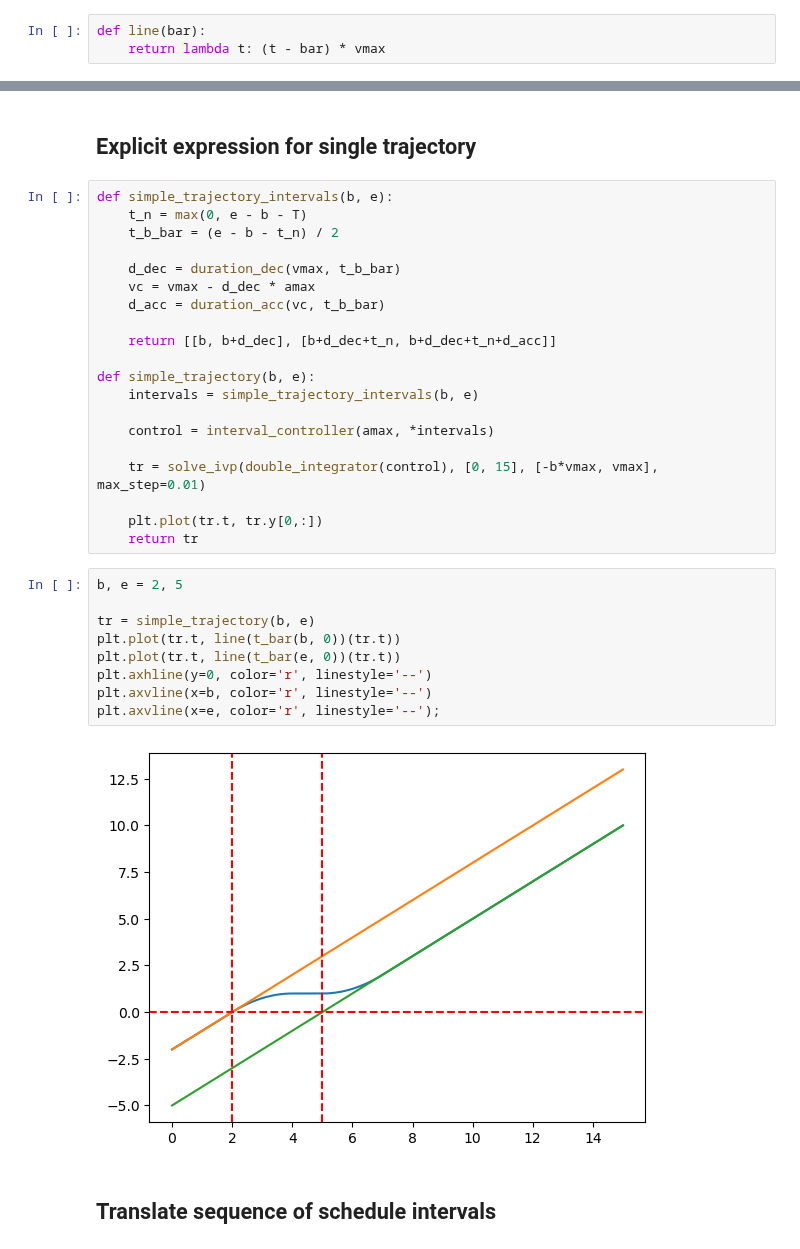
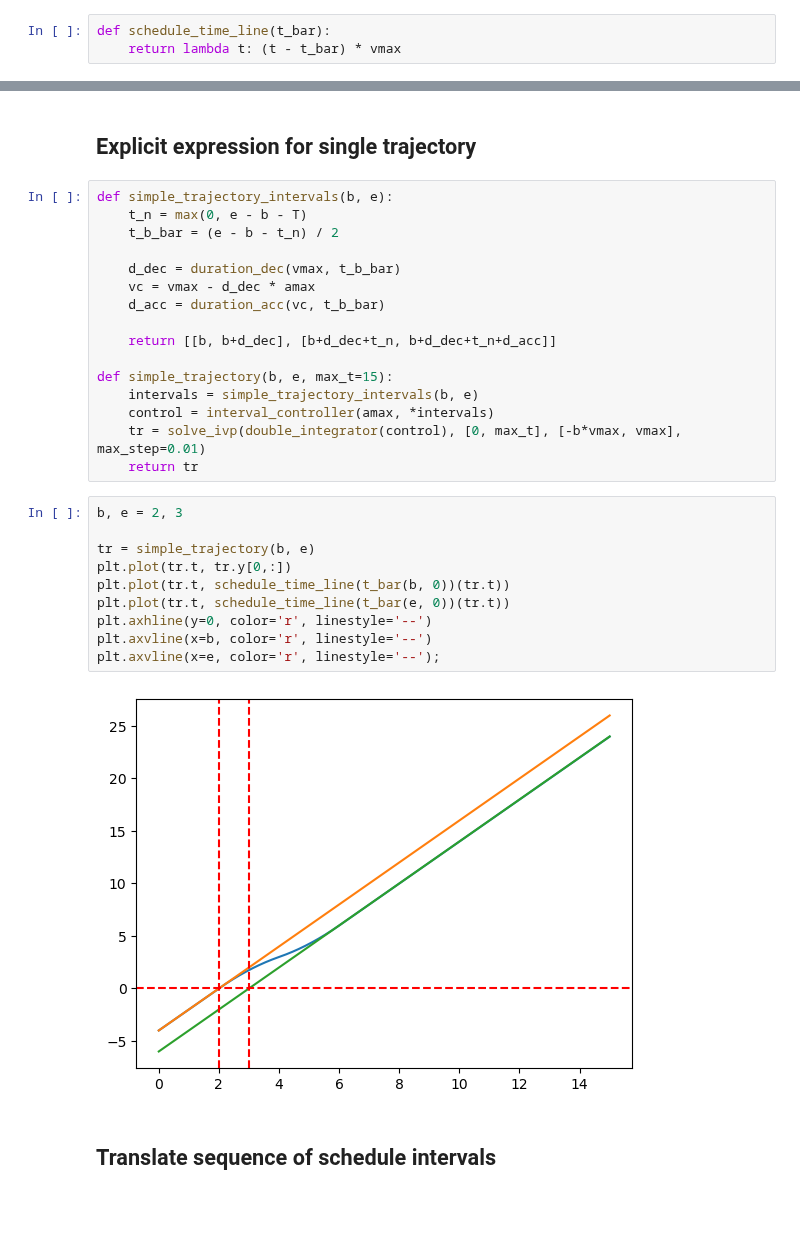
Before and after one commit to jeroenvanriel/traffic-scheduling, a Jupyter notebook: motion/explicit.ipynb, the cells around one changed output, grey strips where cells are left out. Saved outputs shown, nothing was run; the diff lists cells and outputs as text; blank space fills up the shorter version.

Commit message:
work on explicit trajectory explanation

```diff
--- a/motion/explicit.ipynb
+++ b/motion/explicit.ipynb
@@ -42,8 +41,8 @@ acceleration_distance = acceleration(T)
 def t_bar(t, x):
     return t - x / vmax
 # %%
-def line(bar):
-    return lambda t: (t - bar) * vmax
+def schedule_time_line(t_bar):
+    return lambda t: (t - t_bar) * vmax
 # %%
 def t1_acc(v_c, d_bar):
     t0 = v_c / amax
@@ -99,26 +98,23 @@ def simple_trajectory_intervals(b, e):
 
     return [[b, b+d_dec], [b+d_dec+t_n, b+d_dec+t_n+d_acc]]
 
-def simple_trajectory(b, e):
+def simple_trajectory(b, e, max_t=15):
     intervals = simple_trajectory_intervals(b, e)
-
     control = interval_controller(amax, *intervals)
-
-    tr = solve_ivp(double_integrator(control), [0, 15], [-b*vmax, vmax], max_step=0.01)
-
-    plt.plot(tr.t, tr.y[0,:])
+    tr = solve_ivp(double_integrator(control), [0, max_t], [-b*vmax, vmax], max_step=0.01)
     return tr
 # %%
-b, e = 2, 5
+b, e = 2, 3
 
 tr = simple_trajectory(b, e)
-plt.plot(tr.t, line(t_bar(b, 0))(tr.t))
-plt.plot(tr.t, line(t_bar(e, 0))(tr.t))
+plt.plot(tr.t, tr.y[0,:])
+plt.plot(tr.t, schedule_time_line(t_bar(b, 0))(tr.t))
+plt.plot(tr.t, schedule_time_line(t_bar(e, 0))(tr.t))
 plt.axhline(y=0, color='r', linestyle='--')
 plt.axvline(x=b, color='r', linestyle='--')
 plt.axvline(x=e, color='r', linestyle='--');
 # %% [output]
-[figure, old version]
+[figure, new version]
 # %% [markdown]
 ## Translate sequence of schedule intervals
 # %%
```
Also changed, not shown: parts of 15 cells of this notebook, 8 other files.
